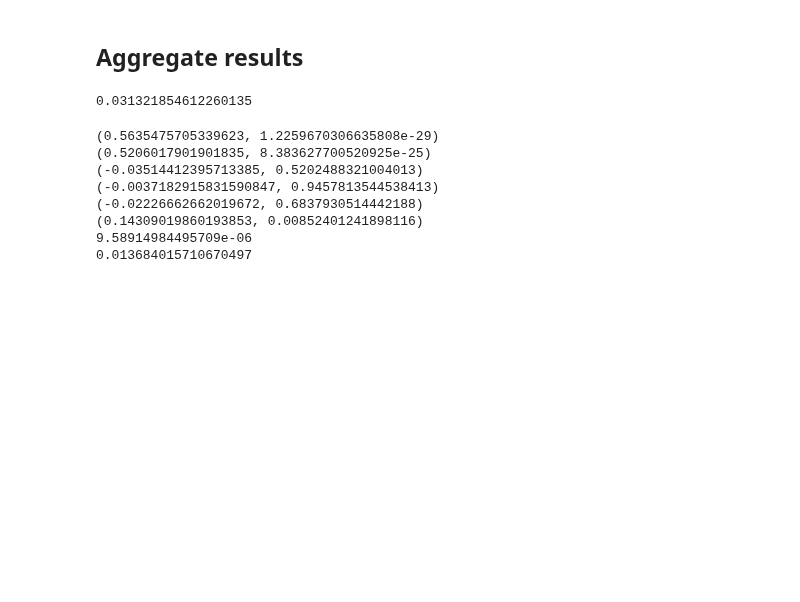
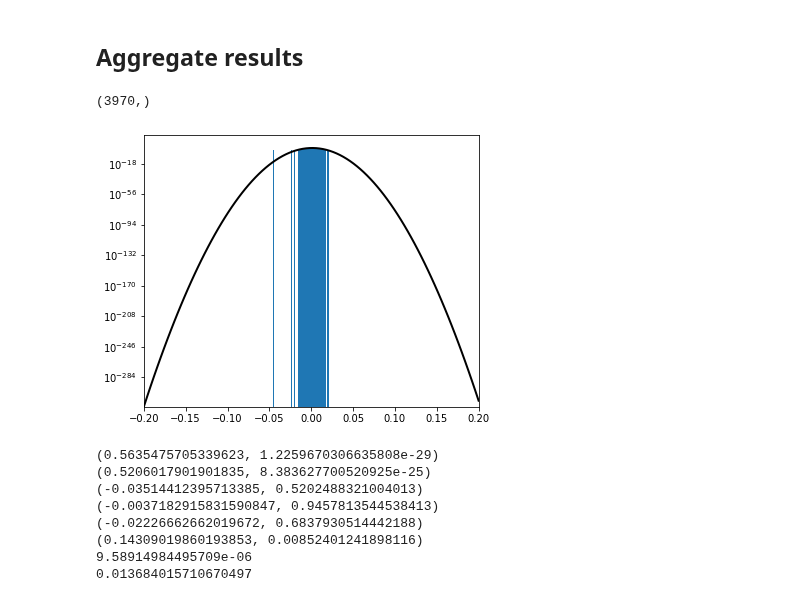
Before and after one commit to Tarsatir/Capsule_Climate, a Jupyter notebook: results/validation/replication_plots.ipynb, the cells around one changed output. Drawn from its saved outputs; the diff is of its cells as text; code cells hidden in the pictures; blank space fills up the shorter version.

```diff
--- a/results/validation/replication_plots.ipynb
+++ b/results/validation/replication_plots.ipynb
@@ -108,10 +114,31 @@ for MC_i in range(1, n_MC + 2):
     df_list.append(pd.read_csv(filepath(MC_i)))
 df = pd.concat(df_list)
 # %%
-real_GDP
-print(100 * (df.GDP / df.prices).pct_change().mean())
+real_GDP = df.GDP / df.prices
+# print(100 * (df.GDP / df.prices).pct_change().mean())
-# %% [output]
-0.031321854612260135
+# %%
+gdp_growth = real_GDP.pct_change()[1:]
+print(gdp_growth.shape)
+# %% [output]
+(3970,)
+# %%
+g = gdp_growth[np.abs(gdp_growth) <= 0.05]
+mu, std = norm.fit(g)
+
+plt.figure(figsize=(6,5))
+plt.hist(g, density=True, bins=100)
+plt.xlim(-0.2, 0.2)
+
+xmin, xmax = plt.xlim()
+x = np.linspace(xmin, xmax, 100)
+p = norm.pdf(x, mu, std)
+plt.plot(x, p, 'k', linewidth=2)
+
+plt.yscale('log')
+
+plt.show()
+# %% [output]
+[figure, added]
 # %%
 U_filtered = sm.tsa.filters.bkfilter(df.U, bk_low, bk_high, bk_K)
 Em_filtered = sm.tsa.filters.bkfilter(np.log(df.Em), bk_low, bk_high, bk_K)
```
Also changed, not shown: parts of 4 cells of this notebook, 43 other files.
